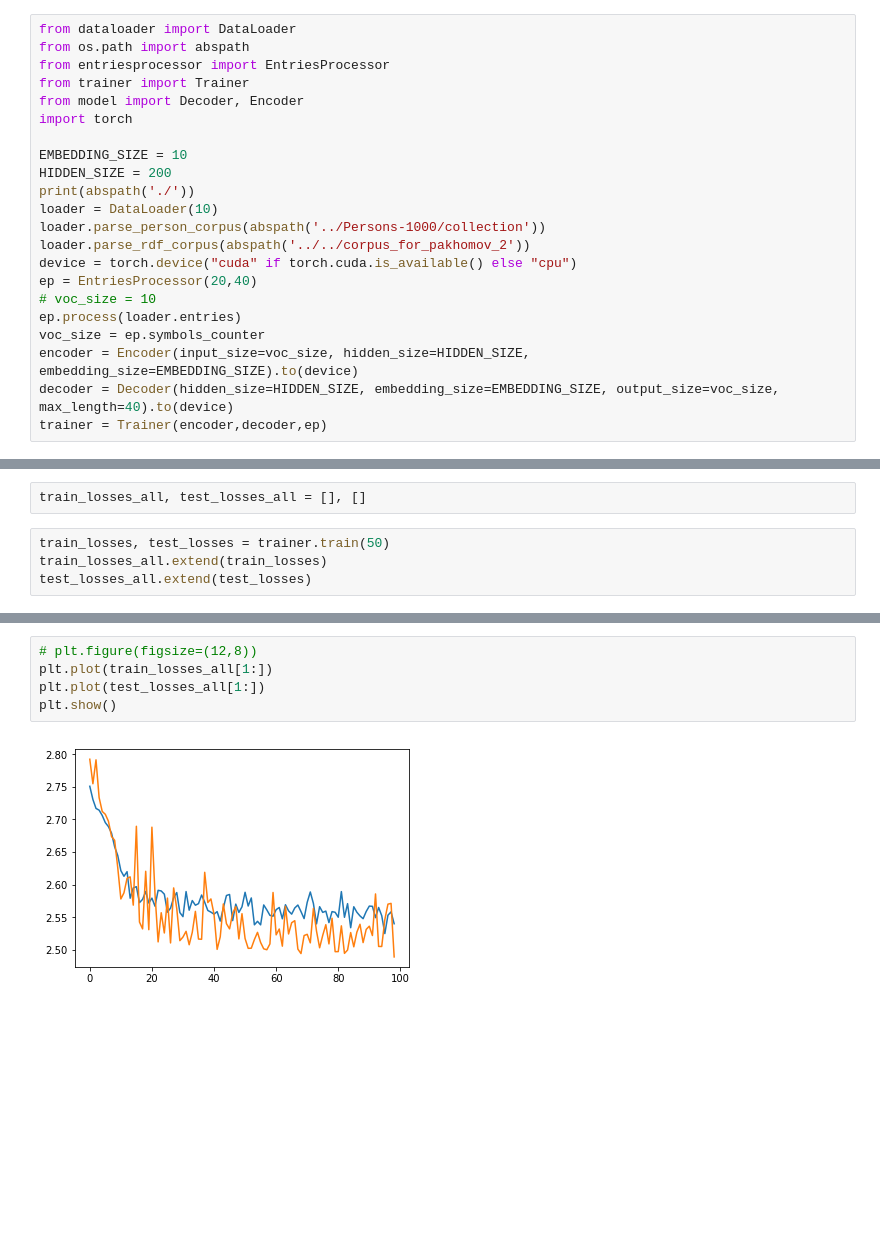
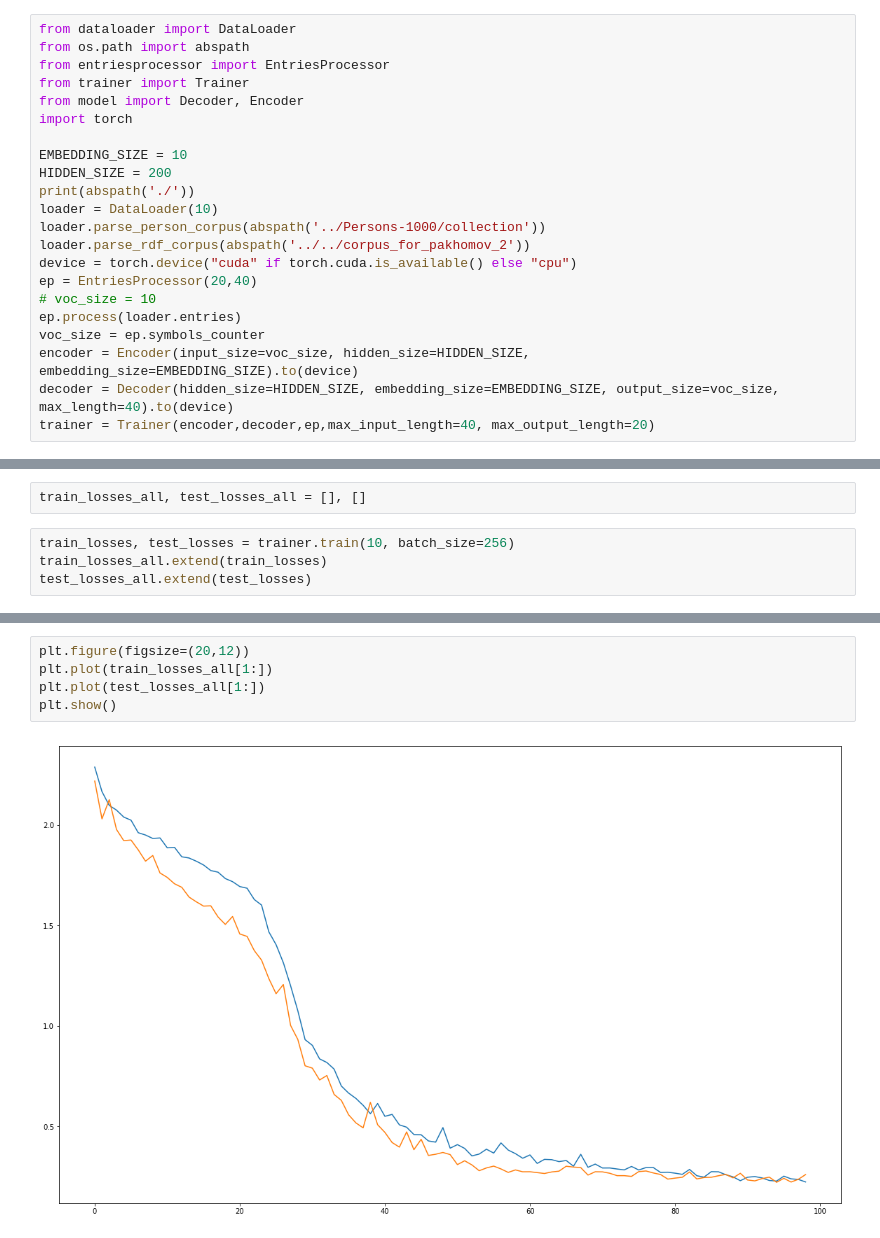
Before and after one commit to Sdernal/TextNormalization, a Jupyter notebook: WithPytorch/Experiments.ipynb, the cells around one changed output, grey strips where cells are left out. Saved outputs shown, nothing was run; the diff lists cells and outputs as text; blank space fills up the shorter version.

```diff
--- a/WithPytorch/Experiments.ipynb
+++ b/WithPytorch/Experiments.ipynb
@@ -91,7 +24,7 @@ ep.process(loader.entries)
 voc_size = ep.symbols_counter
 encoder = Encoder(input_size=voc_size, hidden_size=HIDDEN_SIZE, embedding_size=EMBEDDING_SIZE).to(device)
 decoder = Decoder(hidden_size=HIDDEN_SIZE, embedding_size=EMBEDDING_SIZE, output_size=voc_size, max_length=40).to(device)
-trainer = Trainer(encoder,decoder,ep)
+trainer = Trainer(encoder,decoder,ep,max_input_length=40, max_output_length=20)
 # %% [output]
 C:\Users\Sdernal\Desktop\Jackals\TextNormalization\WithPytorch
 'NoneType' object has no attribute 'text' C:\Users\Sdernal\Desktop\Jackals\corpus_for_pakhomov_2\Абдулла Гюль.xml
@@ -107,7 +40,7 @@ C:\Users\Sdernal\Desktop\Jackals\TextNormalization\WithPytorch
 # %%
 train_losses_all, test_losses_all = [], []
 # %%
-train_losses, test_losses = trainer.train(50)
+train_losses, test_losses = trainer.train(10, batch_size=256)
 train_losses_all.extend(train_losses)
 test_losses_all.extend(test_losses)
 # %% [output]
@@ -124,7 +64,7 @@ Epoch 2
 # %%
-# plt.figure(figsize=(12,8))
+plt.figure(figsize=(20,12))
 plt.plot(train_losses_all[1:])
 plt.plot(test_losses_all[1:])
 plt.show()
 # %% [output]
-[figure, old version]
+[figure, new version]
```
Also changed, not shown: parts of 21 cells of this notebook, 3 other files.
